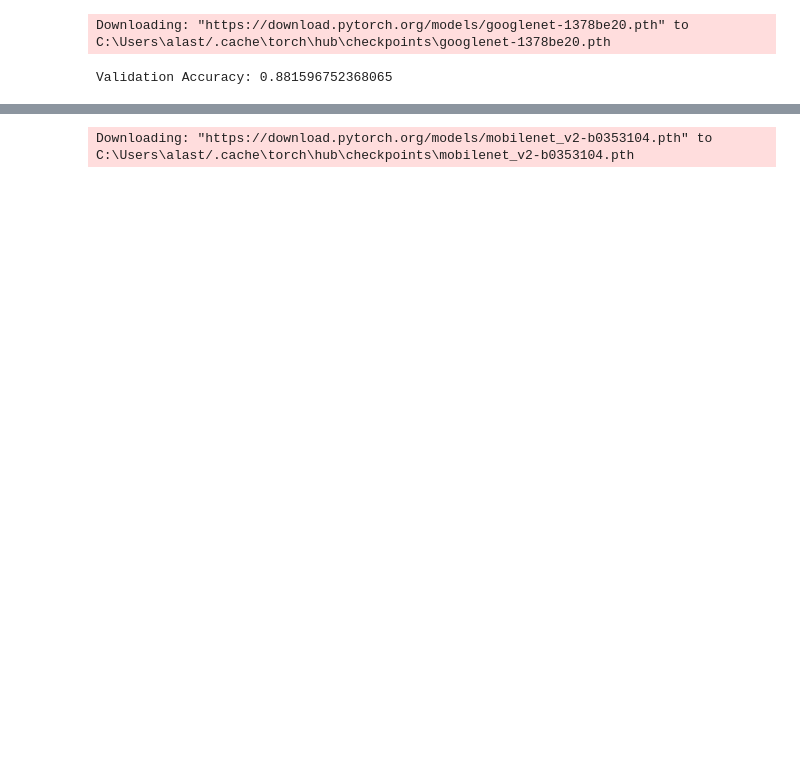
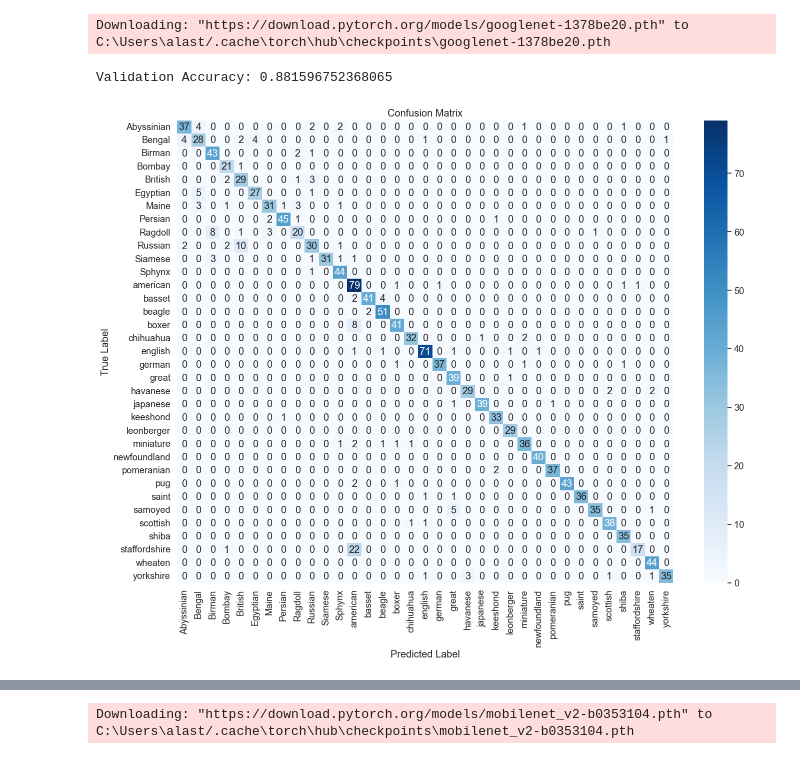
Before and after one commit to DevNerds2020/Deeplearning-image-classification, a Jupyter notebook: phase2.ipynb, the cells around one changed output, grey strips where cells are left out. Cells and saved outputs as stored; diff of their text form; code cells hidden in the pictures; blank space fills up the shorter version.

```diff
--- a/phase2.ipynb
+++ b/phase2.ipynb
@@ -285,19 +361,19 @@ np.save('inception_avgpool_labels_val.npy', avgpool_labels_val)
 # %%
 # Load the extracted features and labels from .npy files
-inception3b_features_train = np.load('inception3b_features_train.npy')
-np.load('inception3b_labels_train.npy')
-np.load('inception3b_features_val.npy')
-np.load('inception3b_labels_val.npy')
+inception3b_features_train = np.load('./inception/inception3b_features_train.npy')
+inception3b_labels_train = np.load('./inception/inception3b_labels_train.npy')
+inception3b_features_val = np.load('./inception/inception3b_features_val.npy')
+inception3b_labels_val = np.load('./inception/inception3b_labels_val.npy')
 
-np.load('inception4e_features_train.npy')
-np.load('inception4e_labels_train.npy')
-np.load('inception4e_features_val.npy')
-np.load('inception4e_labels_val.npy')
+inception4e_features_train = np.load('./inception/inception4e_features_train.npy')
+inception4e_labels_train = np.load('./inception/inception4e_labels_train.npy')
+inception4e_features_val = np.load('./inception/inception4e_features_val.npy')
+inception4e_labels_val = np.load('./inception/inception4e_labels_val.npy')
 
-np.load('inception_avgpool_features_train.npy')
-np.load('inception_avgpool_labels_train.npy')
-np.load('inception_avgpool_features_val.npy')
-np.load('inception_avgpool_labels_val.npy')
+avgpool_features_train = np.load('./inception/inception_avgpool_features_train.npy')
+avgpool_labels_train = np.load('./inception/inception_avgpool_labels_train.npy')
+avgpool_features_val = np.load('./inception/inception_avgpool_features_val.npy')
+avgpool_labels_val = np.load('./inception/inception_avgpool_labels_val.npy')
 # %%
 
 # Concatenate features from different Inception blocks
@@ -310,7 +386,7 @@ val_features_flat = val_features.reshape(val_features.shape[0], -1)
 
 
 # Train an SVM with RBF kernel
-svm_model = SVC(kernel='rbf', max_iter=1000)
+svm_model = SVC(kernel='rbf', max_iter=2000)
 svm_model.fit(train_features, inception3b_labels_train)  # You can choose any set of labels, e.g., inception3b_labels_train or inception4e_labels_train
 
 # Evaluate the model on the validation set
@@ -323,0 +400,20 @@ loaded_svm_model = joblib.dump(svm_model, 'svm_model_inception_features.joblib')
+# %%
+# plot the confusion matrix
+true_labels = inception3b_labels_val
+pred_labels = predictions
+
+cm = confusion_matrix(inception3b_labels_val, predictions)
+
+classes = train_dataset.dataset.classes
+
+# Plot confusion matrix
+plt.figure(figsize=(16, 12))
+sns.set(font_scale=1.2)
+sns.heatmap(cm, annot=True, fmt='d', cmap='Blues', xticklabels=classes, yticklabels=classes)
+
+plt.title('Confusion Matrix')
+plt.xlabel('Predicted Label')
+plt.ylabel('True Label')
+plt.show()
+# %% [output]
+[figure, added]
```
Also changed, not shown: parts of 20 cells of this notebook, 1 other file.
